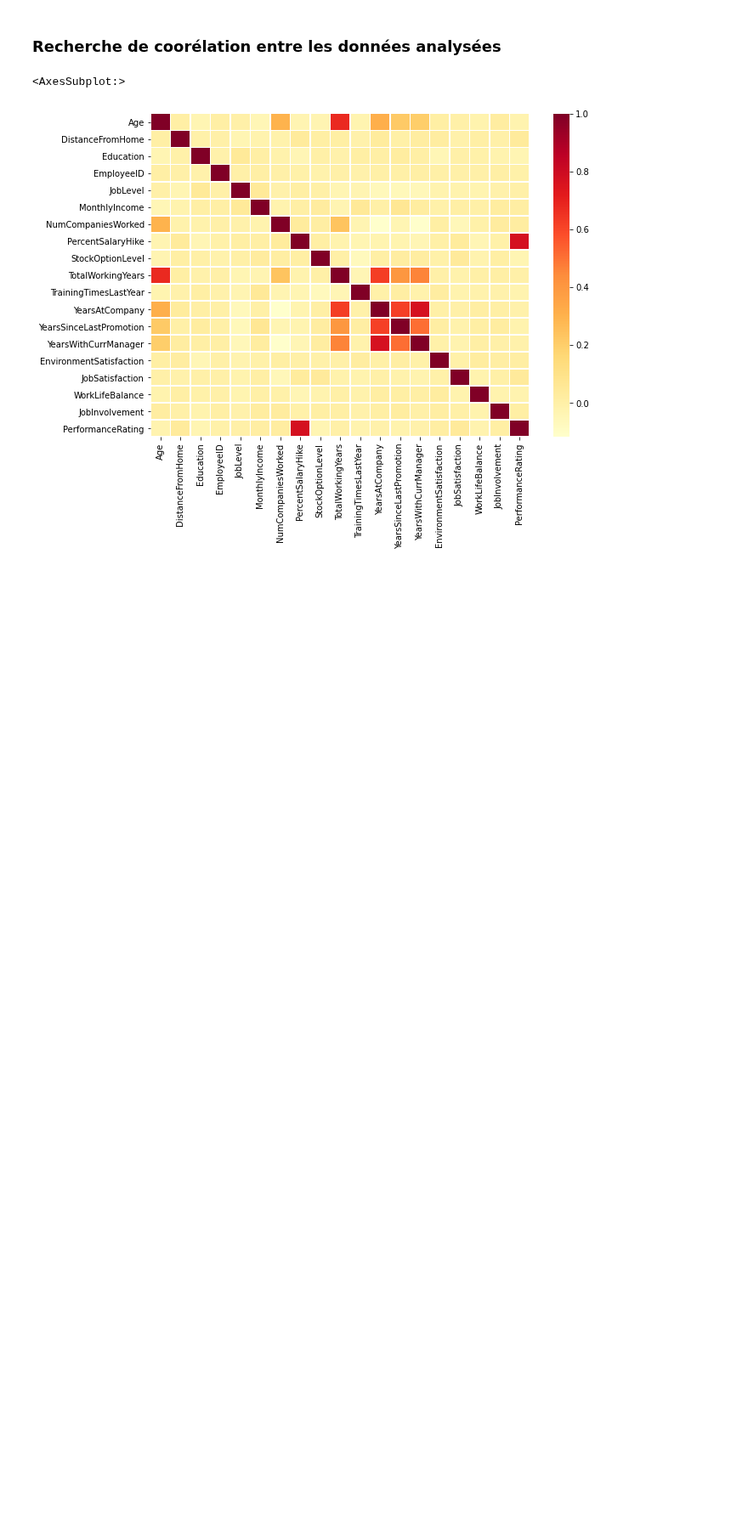
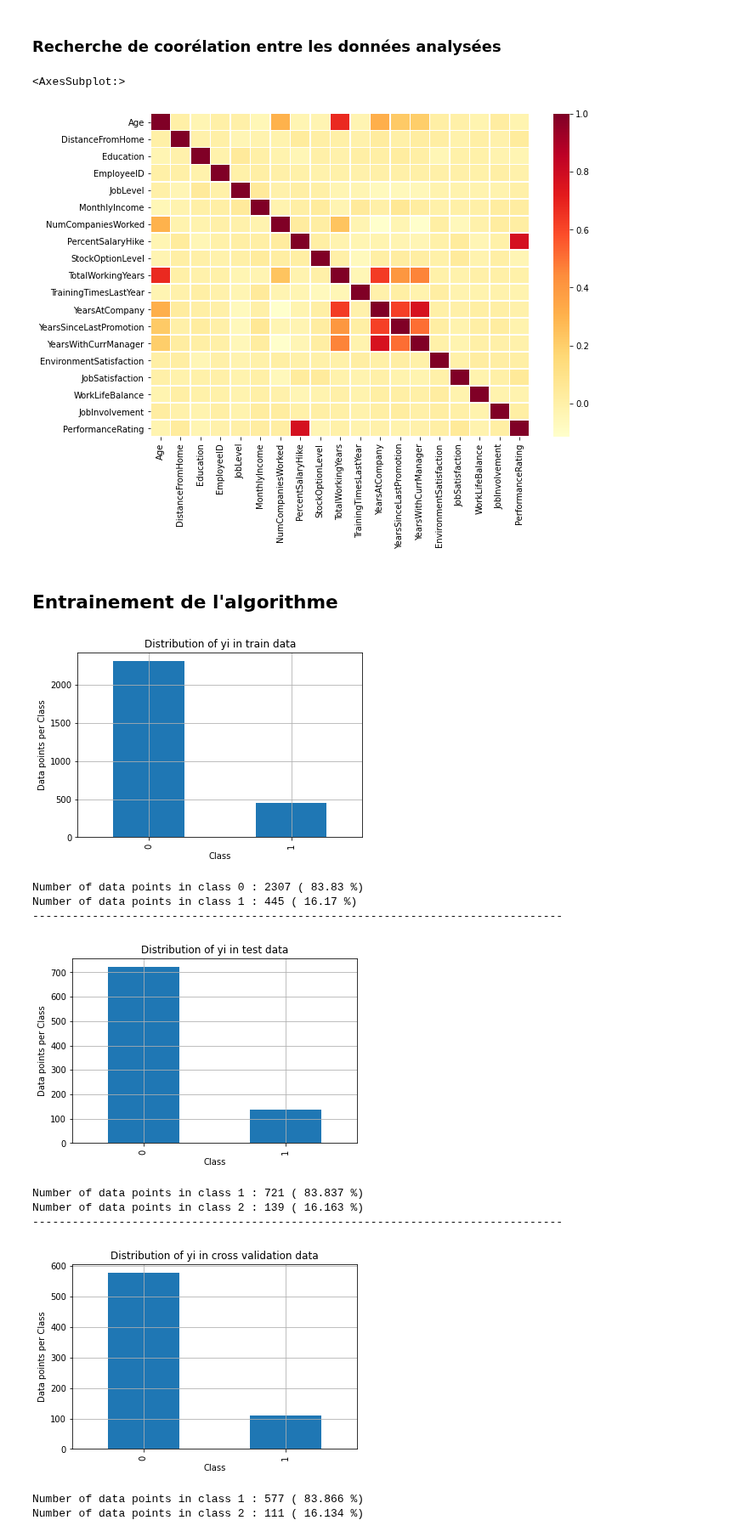
Before and after one commit to Killian-drh/Projet-HR-Analysis, a Jupyter notebook: Projet_IA.ipynb, the cells around one changed output. Shown at 85% size. Drawn from its saved outputs; the diff is of its cells as text; code cells hidden in the pictures; blank space fills up the shorter version.

Commit message:
add training set

```diff
--- a/Projet_IA.ipynb
+++ b/Projet_IA.ipynb
@@ -357,3 +368,21 @@ sns.heatmap(df_numerical_data.corr(),cmap='YlOrRd',linewidths=.5,ax=ax)
 # %% [output]
 <AxesSubplot:>
 [figure]
+# %% [markdown]
+## Entrainement de l'algorithme
+# %%
+from sklearn.model_selection import GridSearchCV
+from sklearn.model_selection import RandomizedSearchCV
+from sklearn.model_selection import TimeSeriesSplit
+from sklearn.model_selection import train_test_split
+from sklearn.linear_model import LogisticRegression
+
+attrition_label=df['Attrition']
+df_train = df.copy()
+df_train=df_train.drop('Attrition',1)
+
+attrition_label=attrition_label.map(lambda x : 1 if(x=='Yes') else 0)
+
+
+X_train, X_test, y_train, y_test = train_test_split(df_train,attrition_label,test_size=0.20,stratify=attrition_label, random_state=42)
+X_train, X_cv, y_train, y_cv = train_test_split(X_train,y_train,test_size=0.20,stratify=y_train, random_state=42)
@@ -359,0 +393,57 @@ sns.heatmap(df_numerical_data.corr(),cmap='YlOrRd',linewidths=.5,ax=ax)
+# %%
+# it returns a dict, keys as class labels and values as the number of data points in that class
+train_class_distribution = y_train.value_counts()
+test_class_distribution = y_test.value_counts()
+cv_class_distribution = y_cv.value_counts()
+
+my_colors = 'rgbkymc'
+train_class_distribution.plot(kind='bar')
+plt.xlabel('Class')
+plt.ylabel('Data points per Class')
+plt.title('Distribution of yi in train data')
+plt.grid()
+plt.show()
+
+sorted_yi = np.argsort(-train_class_distribution.values)
+for i in sorted_yi:
+    print('Number of data points in class', i, ':',train_class_distribution.values[i], '(', np.round((train_class_distribution.values[i]/y_train.shape[0]*100), 3), '%)')
+
+
+
+print('-'*80)
+my_colors = 'rgbkymc'
+test_class_distribution.plot(kind='bar')
+plt.xlabel('Class')
+plt.ylabel('Data points per Class')
+plt.title('Distribution of yi in test data')
+plt.grid()
+plt.show()
+
+sorted_yi = np.argsort(-test_class_distribution.values)
+for i in sorted_yi:
+    print('Number of data points in class', i+1, ':',test_class_distribution.values[i], '(', np.round((test_class_distribution.values[i]/y_test.shape[0]*100), 3), '%)')
+
+print('-'*80)
+my_colors = 'rgbkymc'
+cv_class_distribution.plot(kind='bar')
+plt.xlabel('Class')
+plt.ylabel('Data points per Class')
+plt.title('Distribution of yi in cross validation data')
+plt.grid()
+plt.show()
+
+sorted_yi = np.argsort(-train_class_distribution.values)
+for i in sorted_yi:
+    print('Number of data points in class', i+1, ':',cv_class_distribution.values[i], '(', np.round((cv_class_distribution.values[i]/y_cv.shape[0]*100), 3), '%)')
+# %% [output]
+[figure, added]
+Number of data points in class 0 : 2307 ( 83.83 %)
+Number of data points in class 1 : 445 ( 16.17 %)
+--------------------------------------------------------------------------------
+[figure, added]
+Number of data points in class 1 : 721 ( 83.837 %)
+Number of data points in class 2 : 139 ( 16.163 %)
+--------------------------------------------------------------------------------
+[figure, added]
+Number of data points in class 1 : 577 ( 83.866 %)
+Number of data points in class 2 : 111 ( 16.134 %)
```
Also changed, not shown: parts of 12 cells of this notebook.
